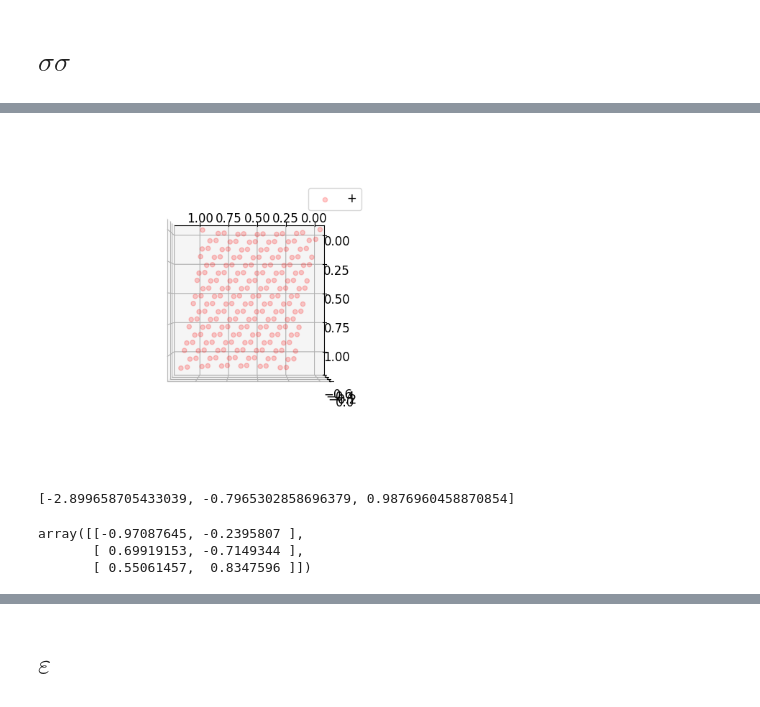
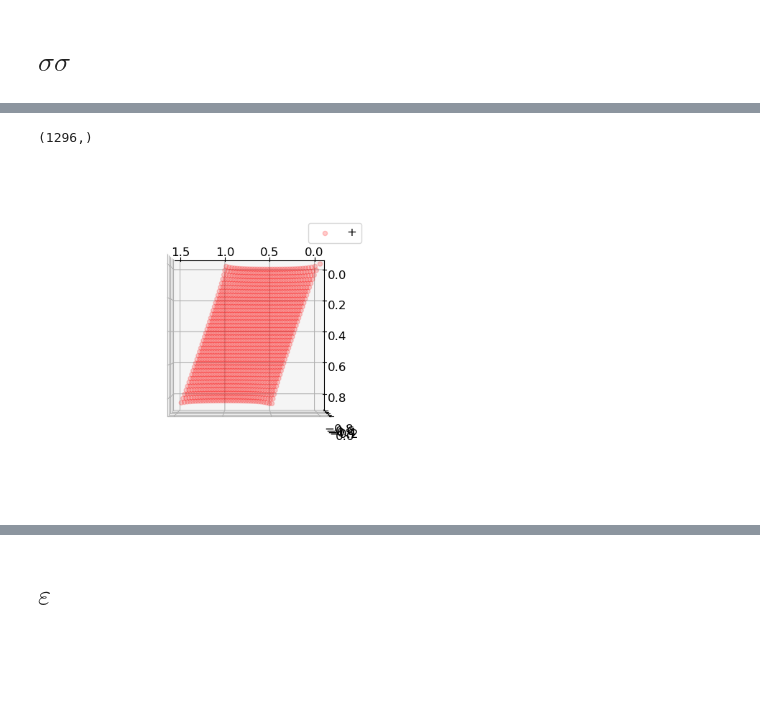
Before and after one commit to nobuyukimatsumoto68/git_tri, a Jupyter notebook: analysis_renewed.ipynb, the cells around one changed output, grey strips where cells are left out. Drawn from its saved outputs; the diff is of its cells as text; code cells hidden in the pictures; blank space fills up the shorter version.

```diff
--- a/analysis_renewed.ipynb
+++ b/analysis_renewed.ipynb
@@ -742 +718,3 @@ tau
+# %%
+alat = 1.0 / Lx
 # %%
@@ -918,9 +770,0 @@ plt.ylim(-0.01, 0.1)
-# %%
-xlat_ = []
-ylat_ = []
-for i in range(Ntot):
-    if np.abs(pts[i][-1])!=1:
-        xlat_.append( pts[i][2] )
-        ylat_.append( pts[i][3] )
-xlat = np.array(xlat_)
-ylat = np.array(ylat_)
@@ -927,15 +791,16 @@ ylat = np.array(ylat_)
+# %%
+res_=[]
+for y in range(Ly):
+    for x in range(Lx):
+        res_.append([x + y*tautil1, y*tautil2])
+res = alat*np.array(res_)
 # %%
 def getSiteXY():
-    # type2Shifted = np.array( [type2.T[2], type2.T[3] ] ).T + Delta*alat
-    res_ = []
-    for i in range(type0.shape[0]):
-        if type0[i][2]<type2[i][2]:
-            res_.append( [type0[i][2], type0[i][3]] )
-            res_.append( [type2[i][2], type2[i][3]] )
-        else:
-            res_.append( [type2[i][2], type2[i][3]] )
-            res_.append( [type0[i][2], type0[i][3]] )
-    res = np.array(res_)
+    res_=[]
+    for y in range(Ly):
+        for x in range(Lx):
+            res_.append([x + y*tautil1, y*tautil2])
+    res = alat*np.array(res_)
     return res
 # %%
 font = {'size'   : 12}
@@ -1032,33 +876,39 @@ ss1.shape
+# %%
+xx.shape
+# %% [output]
+(1296,)
 # %%
 # plt.close()
 fig = plt.figure(figsize=plt.figaspect(0.5))
 
 #################
 
 ax = fig.add_subplot(121, projection='3d')
 ax.view_init(elev=90., azim=90)
 
-ax.scatter(XY.T[0], XY.T[1], np.log( ss1.T[2]), c='r', marker='o', label="+", alpha=0.2)
+ax.scatter(XY.T[0], XY.T[1],
+           np.log( ss1.T[2]),
+           c='r', marker='o', label="+", alpha=0.2)
 # ax.scatter(ss1.T[0], ss1.T[1], np.log(-ss1.T[2]), c='b', marker='o', label="-", alpha=0.2)
 ax.legend()
 
 plt.show()
 
 # #################
 
 # ax = fig.add_subplot(122, projection='3d')
 # ax.view_init(elev=90., azim=90)
 # ax.scatter(etaeta_analytic.T[0], etaeta_analytic.T[1],
 #            np.log(np.real(etaeta_analytic.T[2])), c='r', marker='o', label="+", alpha=0.2)
 # ax.scatter(etaeta_analytic.T[0], etaeta_analytic.T[1],
 #            np.log(np.real(-etaeta_analytic.T[2])), c='b', marker='o', label="-", alpha=0.2)
 # ax.set_zlim( -5, 5)
 
 # ax.legend()
 
 # #################
 
 # fig.tight_layout()
 # # plt.savefig('../plt/re_xixi_above.pdf',bbox_inches='tight')
 # %% [output]
-[figure, old version]
+[figure, new version]
@@ -1082,10 +914,0 @@ tildealphaM = [tildeAlA, tildeAlB, tildeAlC]
-# %%
-alphaM
-# %% [output]
-[-2.899658705433039, -0.7965302858696379, 0.9876960458870854]
-# %%
-e
-# %% [output]
-array([[-0.97087645, -0.2395807 ],
-       [ 0.69919153, -0.7149344 ],
-       [ 0.55061457,  0.8347596 ]])
```
Also changed, not shown: parts of 58 cells of this notebook, 3 other files.
